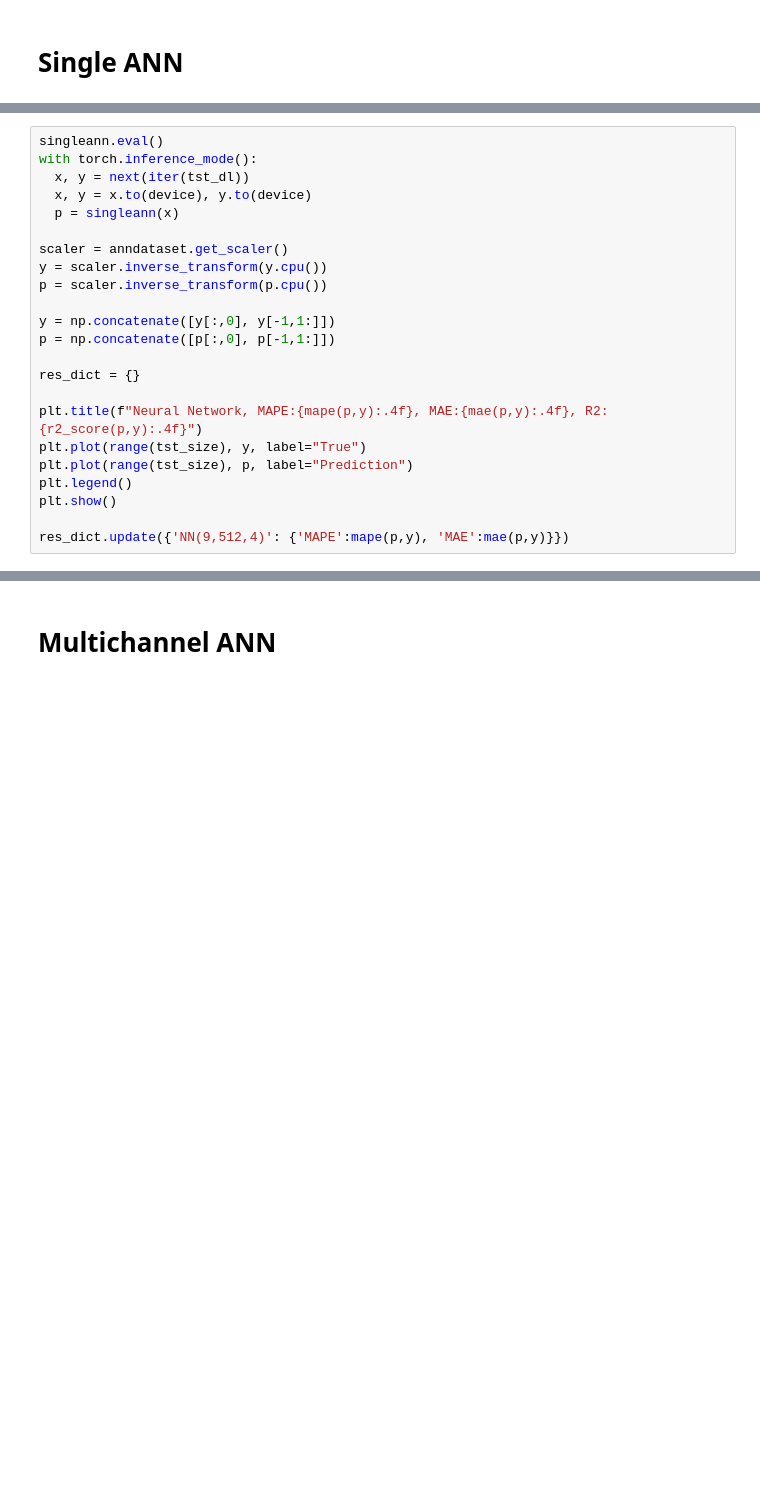
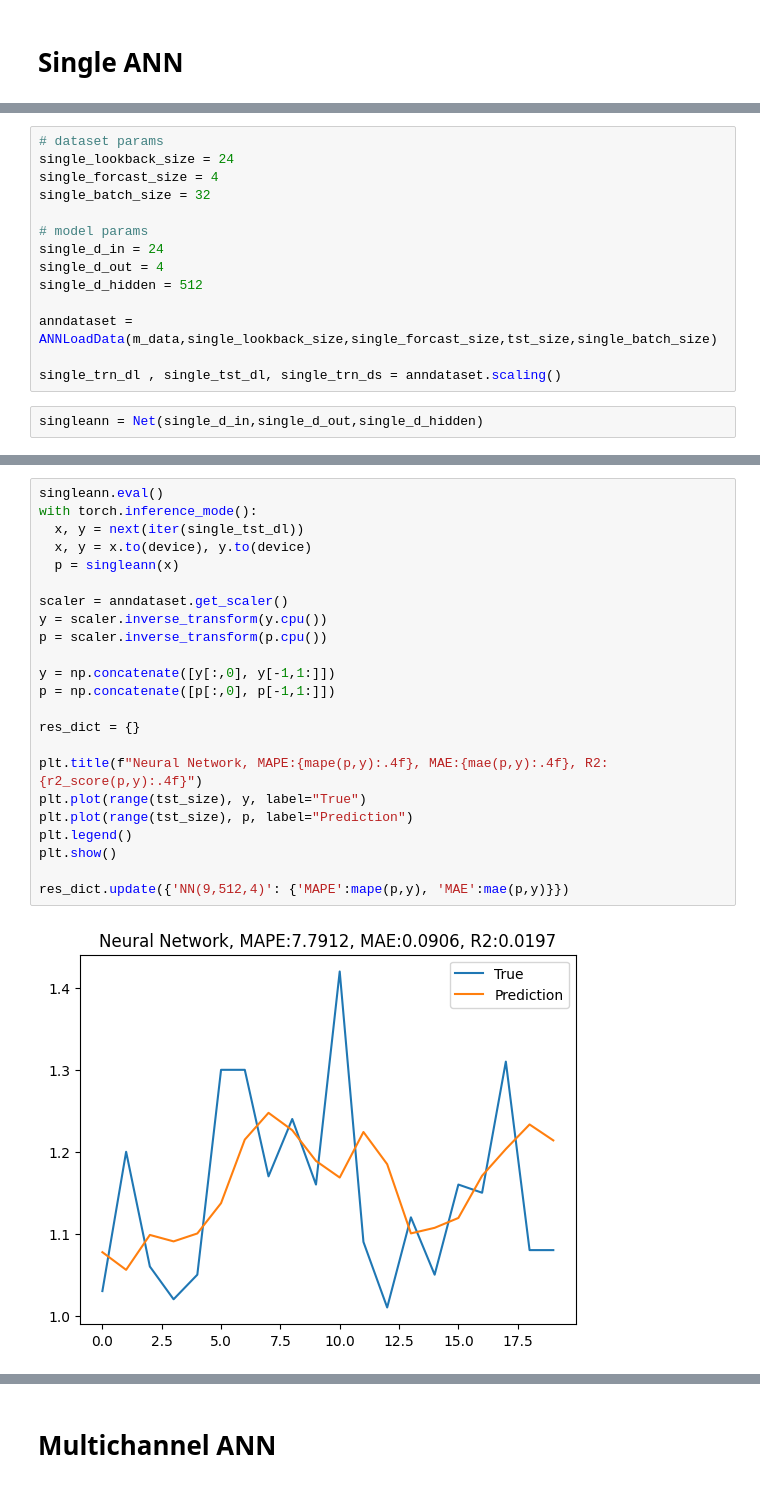
Before and after one commit to lily39910/Northern_Hemisphere_Temperature, a Jupyter notebook: final.ipynb, the cells around one changed output, grey strips where cells are left out. Saved outputs shown, nothing was run; the diff lists cells and outputs as text; blank space fills up the shorter version.

```diff
--- a/final.ipynb
+++ b/final.ipynb
@@ -132 +164,17 @@ singleann = Net(24,4,512)
+# %%
+# dataset params
+single_lookback_size = 24
+single_forcast_size = 4
+single_batch_size = 32
+
+# model params
+single_d_in = 24
+single_d_out = 4
+single_d_hidden = 512
+
+anndataset = ANNLoadData(m_data,single_lookback_size,single_forcast_size,tst_size,single_batch_size)
+
+single_trn_dl , single_tst_dl, single_trn_ds = anndataset.scaling()
+# %%
+singleann = Net(single_d_in,single_d_out,single_d_hidden)
 # %%
@@ -167,25 +220,27 @@ for i in pbar:
 # %%
 singleann.eval()
 with torch.inference_mode():
-  x, y = next(iter(tst_dl))
+  x, y = next(iter(single_tst_dl))
   x, y = x.to(device), y.to(device)
   p = singleann(x)
 
 scaler = anndataset.get_scaler()
 y = scaler.inverse_transform(y.cpu())
 p = scaler.inverse_transform(p.cpu())
 
 y = np.concatenate([y[:,0], y[-1,1:]])
 p = np.concatenate([p[:,0], p[-1,1:]])
 
 res_dict = {}
 
 plt.title(f"Neural Network, MAPE:{mape(p,y):.4f}, MAE:{mae(p,y):.4f}, R2:{r2_score(p,y):.4f}")
 plt.plot(range(tst_size), y, label="True")
 plt.plot(range(tst_size), p, label="Prediction")
 plt.legend()
 plt.show()
 
 res_dict.update({'NN(9,512,4)': {'MAPE':mape(p,y), 'MAE':mae(p,y)}})
+# %% [output]
+[figure, added]
 # %%
 # 장기예측
```
Also changed, not shown: parts of 43 cells of this notebook, 4 other files.
